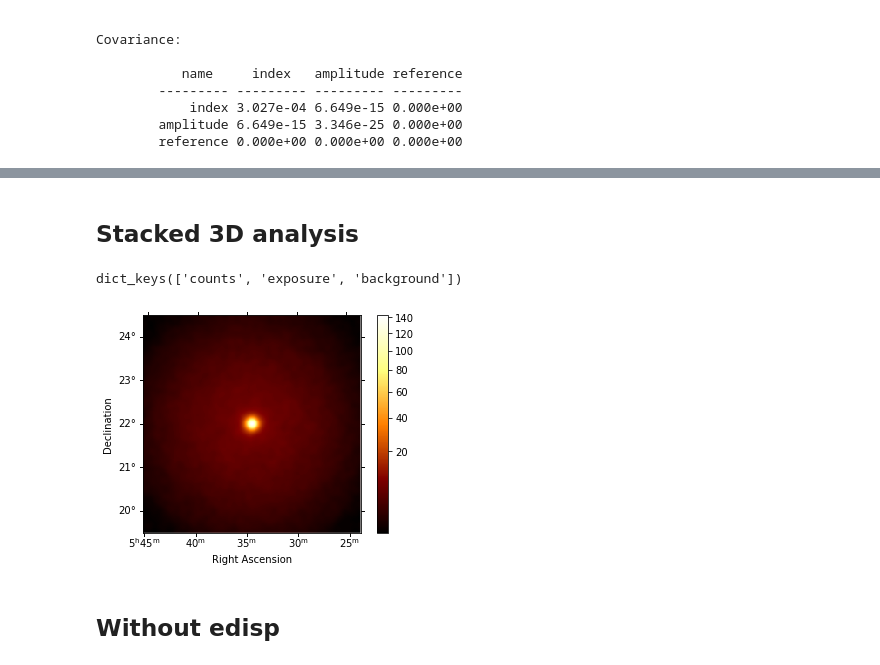
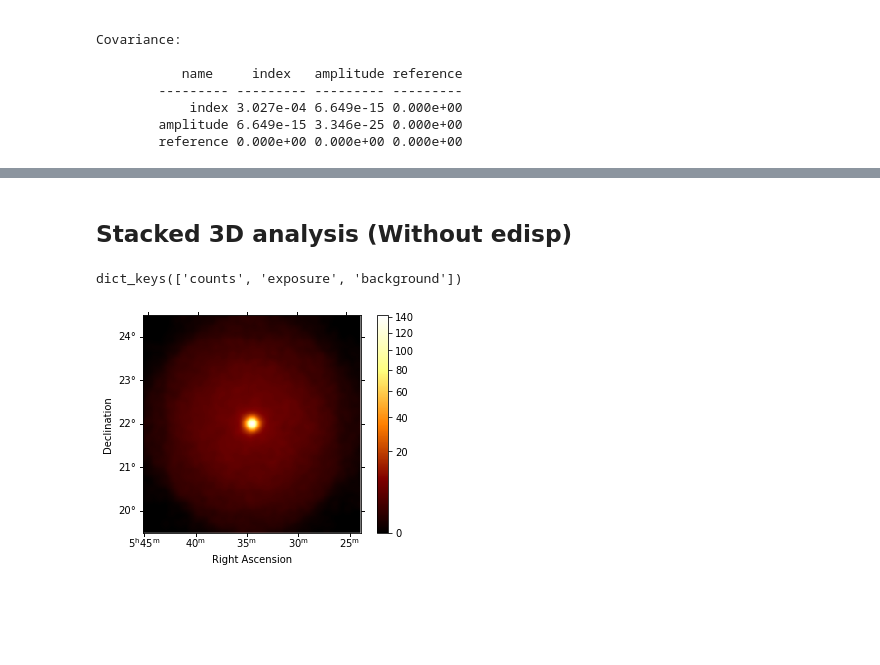
Before and after one commit to luca-giunti/share, a Jupyter notebook: HESS_data_reduction_3D_vs_reflected.ipynb, the cells around one changed output, grey strips where cells are left out. Drawn from its saved outputs; the diff is of its cells as text; code cells hidden in the pictures; blank space fills up the shorter version.

```diff
--- a/HESS_data_reduction_3D_vs_reflected.ipynb
+++ b/HESS_data_reduction_3D_vs_reflected.ipynb
@@ -109,7 +126,7 @@ Covariance:
 # %% [markdown]
-## Stacked 3D analysis
+## Stacked 3D analysis (Without edisp)
 # %%
-maker = MapMaker(geom, offset_max="2.5 deg")
+maker = MapMaker(geom, offset_max="2 deg")
 maps = maker.run(observations)
 images = maker.run_images()
 # %%
@@ -117,6 +134,6 @@ maps.keys()
 # %% [output]
 dict_keys(['counts', 'exposure', 'background'])
 # %%
-images["counts"].smooth(3).plot(stretch="sqrt", add_cbar=True);
+fig, ax, _ = images["counts"].smooth(3).plot(stretch="sqrt", add_cbar=True);
 # %% [output]
-[figure, old version]
+[figure, new version]
@@ -147,2 +163,0 @@ background_model.parameters["tilt"].frozen = False
-# %% [markdown]
-## Without edisp
```
Also changed, not shown: parts of 24 cells of this notebook.
